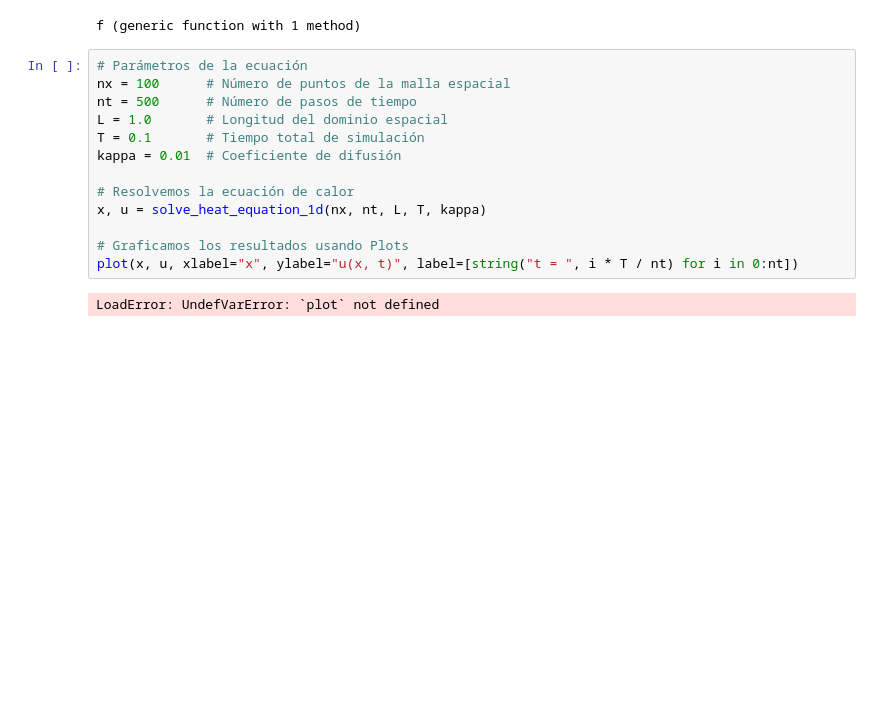
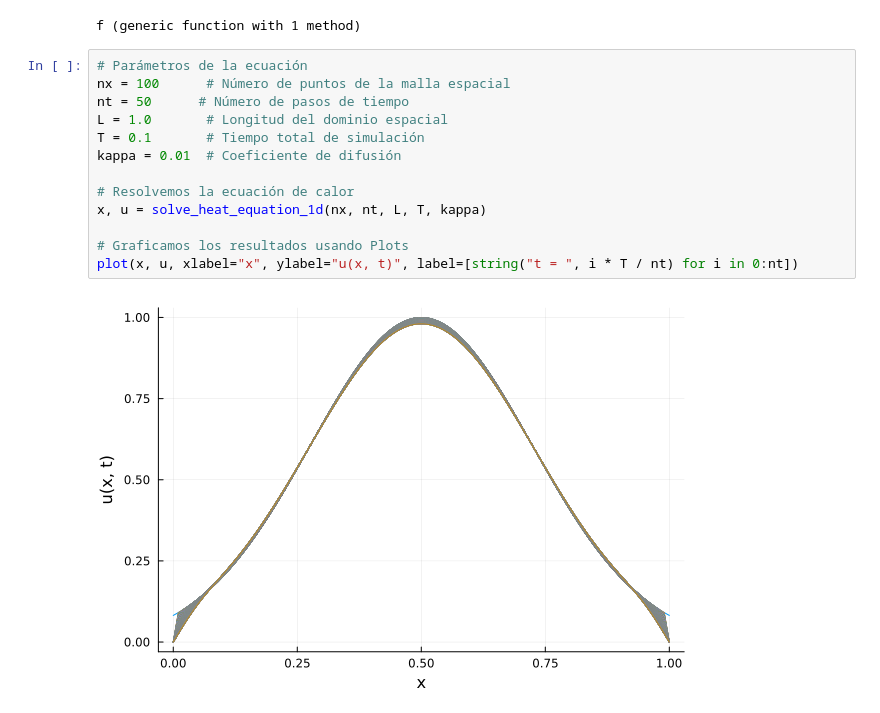
Before and after one commit to seismomat/Team_FEM, a Jupyter notebook: Calor1D.ipynb, the cells around one changed output. Drawn from its saved outputs; the diff is of its cells as text; blank space fills up the shorter version.

```diff
--- a/Calor1D.ipynb
+++ b/Calor1D.ipynb
@@ -36,15 +36,15 @@ f (generic function with 1 method)
 # %%
 # Parámetros de la ecuación
 nx = 100      # Número de puntos de la malla espacial
-nt = 500      # Número de pasos de tiempo
+nt = 50      # Número de pasos de tiempo
 L = 1.0       # Longitud del dominio espacial
 T = 0.1       # Tiempo total de simulación
 kappa = 0.01  # Coeficiente de difusión
 
 # Resolvemos la ecuación de calor
 x, u = solve_heat_equation_1d(nx, nt, L, T, kappa)
 
 # Graficamos los resultados usando Plots
 plot(x, u, xlabel="x", ylabel="u(x, t)", label=[string("t = ", i * T / nt) for i in 0:nt])
 # %% [output]
-LoadError: UndefVarError: `plot` not defined
+[figure, added]
```
